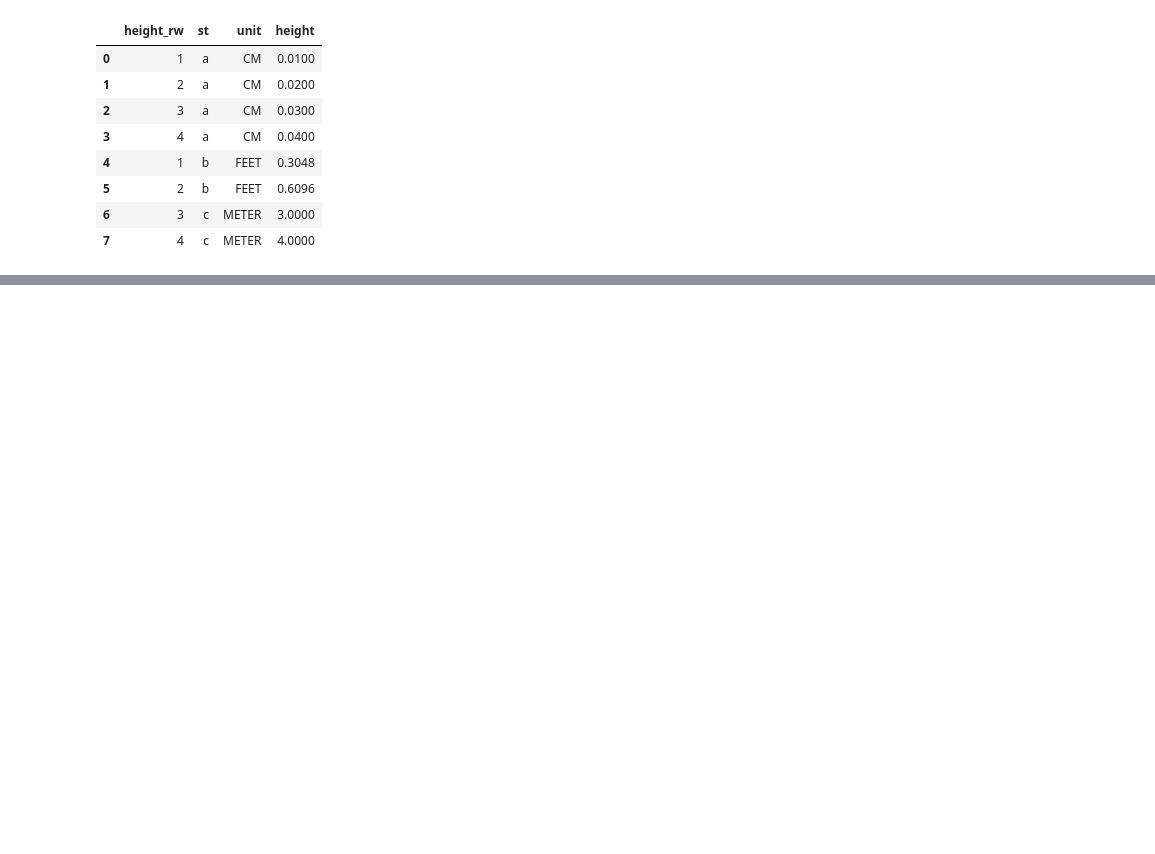
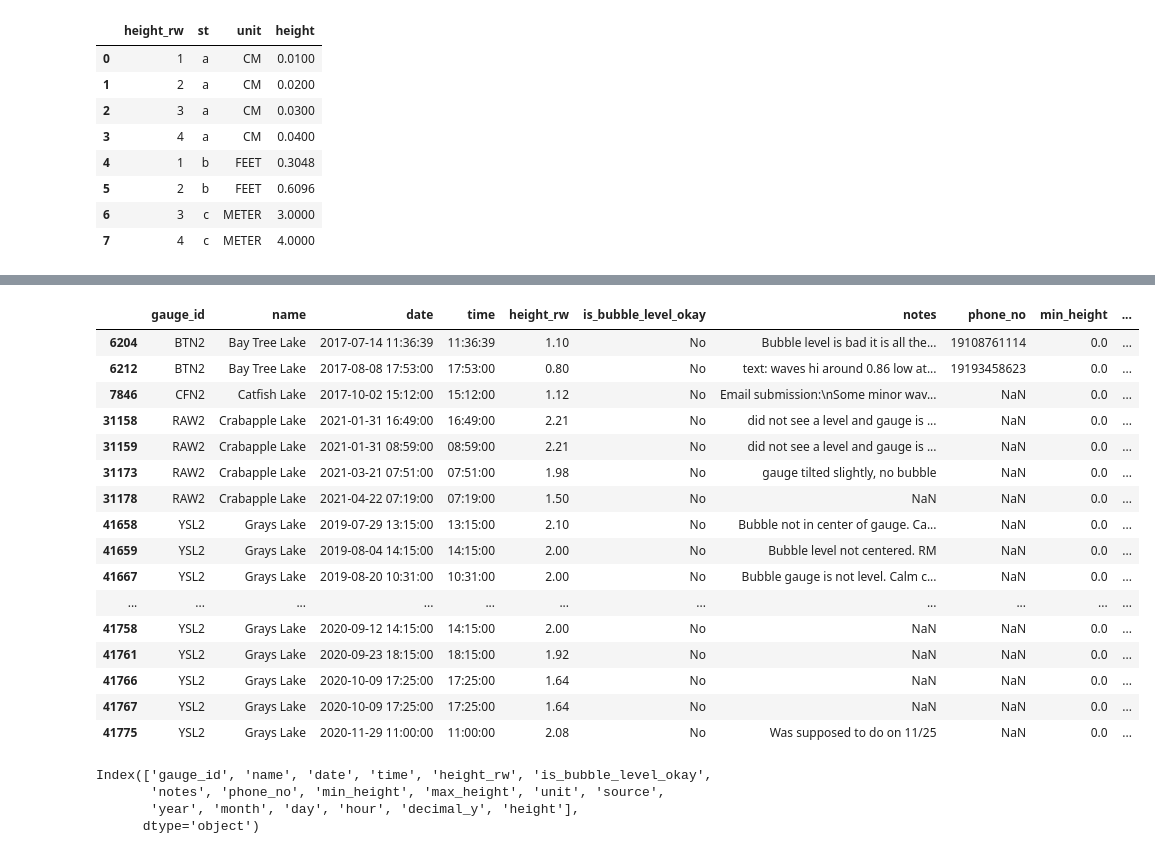
Before and after one commit to anmagomez/radar_altimetry_eval, a Jupyter notebook: src/rapid_request.ipynb, the cells around one changed output, grey strips where cells are left out. Saved outputs shown, nothing was run; the diff lists cells and outputs as text; code cells hidden in the pictures; blank space fills up the shorter version.

```diff
--- a/src/rapid_request.ipynb
+++ b/src/rapid_request.ipynb
@@ -963,0 +920,40 @@ g_sn.set(ylim=(-0.01, 1))
+# %%
+#Test Getting data from stations
+#So far what works
+# Getting locss stations
+# Getting ARHN stations
+# Getting USGS stations from file. Still working on R script connection
+go=GroundObservations()
+height_fd='height'
+
+lc_lakes=['KHB2','HMT2','PHN2','SAW2','RAW2','BTN2','QUL2', 'WEW2', 'CFN2','YSL2','SLL2','TAB2','MAB2', 'CQK2', 'SKT2', 'MCW2', 'PAW2', 'MRP2', 'SPA2']
+# lc_lakes=['CQK2']
+df_locss=go.read_ground_data('LOCSS')#, station_id=lc_lakes)
+df_locss=get_date_time_cols(df_locss, 'date', has_hour=True)
+stations=df_locss['gauge_id'].unique()
+df_final=convert_units(df_locss,height_fd, origin='FEET', to='METER', unit_fd='unit',
+                  gauge_fd='gauge_id')
+
+#Extract gauges that are not operational less than 2 data
+st_id='gauge_id'
+
+df_readings_count=df_final.groupby([st_id], as_index=False).size()
+no_operational_gauges=df_readings_count.loc[df_readings_count['size']<=2][st_id]
+
+print('Initial size',df_final.shape)
+df_final=df_final.loc[~df_final[st_id].isin(no_operational_gauges)]
+print('Final size',df_final.shape)
+
+#0. Sort by date at each station. Calculate the differences between consecutive values and dates
+cut_off=0.05
+
+gauges_list=lc_lakes#df_final[st_id].unique()
+
+date_fd='date'
+cols=['gauge_id', 'name', 'date', 'time',
+       'min_height', 'max_height', 'unit', 'source',
+       'year', 'month', 'day', 'hour', 'decimal_y']
+
+
+df_final_np=filter_extreme_duplicates(df_final, st_id, date_fd,height_fd, cols, cut_off, gauge_list=gauges_list)
+# df_final_np.shape
@@ -963,0 +1011,35 @@ g_sn.set(ylim=(-0.01, 1))
+# %%
+df_final.loc[df_final['is_bubble_level_okay']=='No']
+# %% [output]
+|  | gauge_id | name | date | time | height_rw | is_bubble_level_okay | notes | phone_no | min_height | ... |
+| 6204 | BTN2 | Bay Tree Lake | 2017-07-14 11:36:39 | 11:36:39 | 1.10 | No | Bubble level is bad it is all the... | 19108761114 | 0.0 | ... |
+| 6212 | BTN2 | Bay Tree Lake | 2017-08-08 17:53:00 | 17:53:00 | 0.80 | No | text: waves hi around 0.86 low at... | 19193458623 | 0.0 | ... |
+| 7846 | CFN2 | Catfish Lake | 2017-10-02 15:12:00 | 15:12:00 | 1.12 | No | Email submission:\nSome minor wav... | NaN | 0.0 | ... |
+| 31158 | RAW2 | Crabapple Lake | 2021-01-31 16:49:00 | 16:49:00 | 2.21 | No | did not see a level and gauge is ... | NaN | 0.0 | ... |
+| 31159 | RAW2 | Crabapple Lake | 2021-01-31 08:59:00 | 08:59:00 | 2.21 | No | did not see a level and gauge is ... | NaN | 0.0 | ... |
+| 31173 | RAW2 | Crabapple Lake | 2021-03-21 07:51:00 | 07:51:00 | 1.98 | No | gauge tilted slightly, no bubble | NaN | 0.0 | ... |
+| 31178 | RAW2 | Crabapple Lake | 2021-04-22 07:19:00 | 07:19:00 | 1.50 | No | NaN | NaN | 0.0 | ... |
+| 41658 | YSL2 | Grays Lake | 2019-07-29 13:15:00 | 13:15:00 | 2.10 | No | Bubble not in center of gauge. Ca... | NaN | 0.0 | ... |
+| 41659 | YSL2 | Grays Lake | 2019-08-04 14:15:00 | 14:15:00 | 2.00 | No | Bubble level not centered. RM | NaN | 0.0 | ... |
+| 41667 | YSL2 | Grays Lake | 2019-08-20 10:31:00 | 10:31:00 | 2.00 | No | Bubble gauge is not level. Calm c... | NaN | 0.0 | ... |
+| ... | ... | ... | ... | ... | ... | ... | ... | ... | ... | ... |
+| 41758 | YSL2 | Grays Lake | 2020-09-12 14:15:00 | 14:15:00 | 2.00 | No | NaN | NaN | 0.0 | ... |
+| 41761 | YSL2 | Grays Lake | 2020-09-23 18:15:00 | 18:15:00 | 1.92 | No | NaN | NaN | 0.0 | ... |
+| 41766 | YSL2 | Grays Lake | 2020-10-09 17:25:00 | 17:25:00 | 1.64 | No | NaN | NaN | 0.0 | ... |
+| 41767 | YSL2 | Grays Lake | 2020-10-09 17:25:00 | 17:25:00 | 1.64 | No | NaN | NaN | 0.0 | ... |
+| 41775 | YSL2 | Grays Lake | 2020-11-29 11:00:00 | 11:00:00 | 2.08 | No | Was supposed to do on 11/25 | NaN | 0.0 | ... |
+# %%
+#Save the duplicates non 0 in a excel file
+df_duplicates_locss_neq=df_duplicates_locss.loc[df_duplicates_locss['is_0']=='No'].copy()
+df_stats_duplicates_neq=df_duplicates_locss_neq[[st_id_fd, date_fd, 'height']].groupby([st_id_fd, date_fd]).describe().reset_index()
+stats_fd=['count','mean','std','min','q_25', 'q_50', 'q_75','max']
+var_fd='height'
+additional_fd=[st_id_fd, date_fd]
+df_stats_duplicates_neq=change_statfd_names(df_stats_duplicates_neq,stats_fd, [var_fd], additional_fd)
+df_stats_duplicates_neq=df_stats_duplicates_neq.loc[~df_stats_duplicates_neq['height_std'].isnull()&
+                                                    (df_stats_duplicates_neq['height_std']>=0.05)]
+# %% [output]
+Index(['gauge_id', 'name', 'date', 'time', 'height_rw', 'is_bubble_level_okay',
+       'notes', 'phone_no', 'min_height', 'max_height', 'unit', 'source',
+       'year', 'month', 'day', 'hour', 'decimal_y', 'height'],
+      dtype='object')
```
Also changed, not shown: parts of 26 cells of this notebook.
